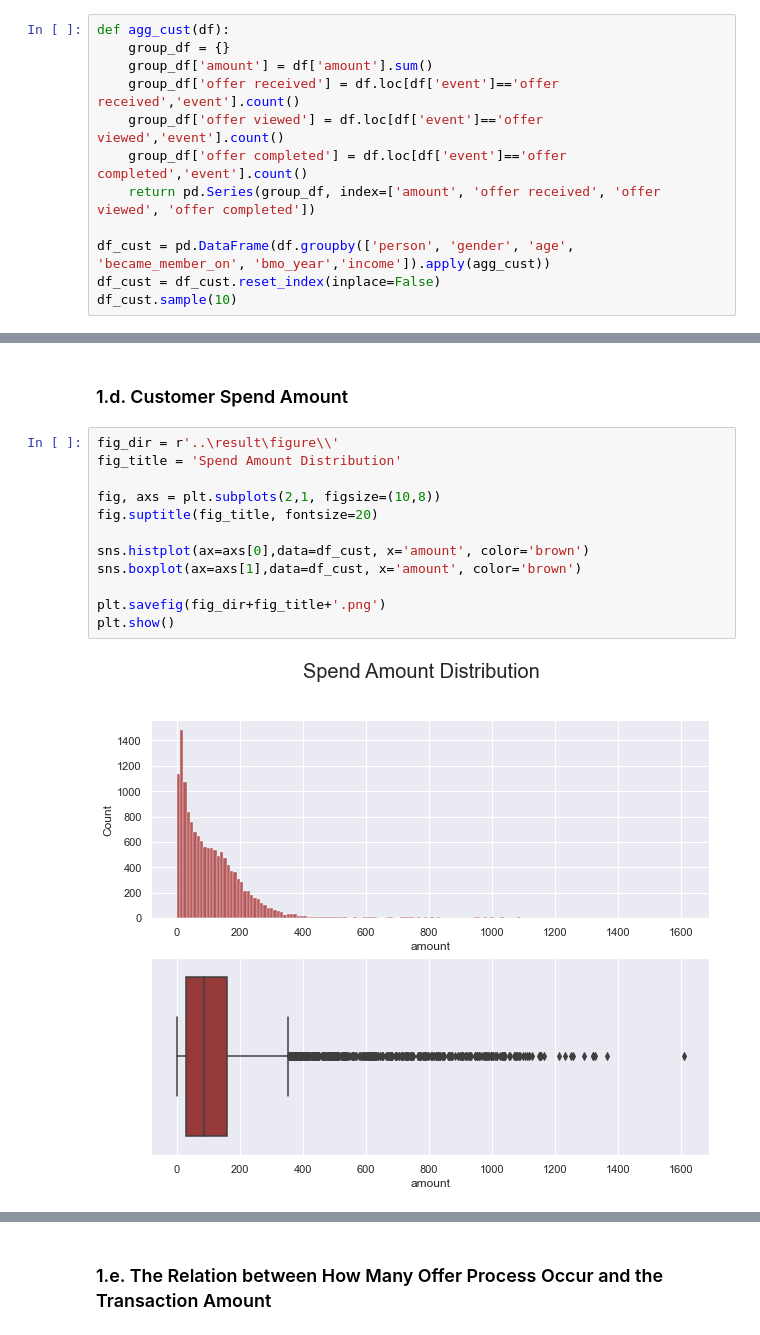
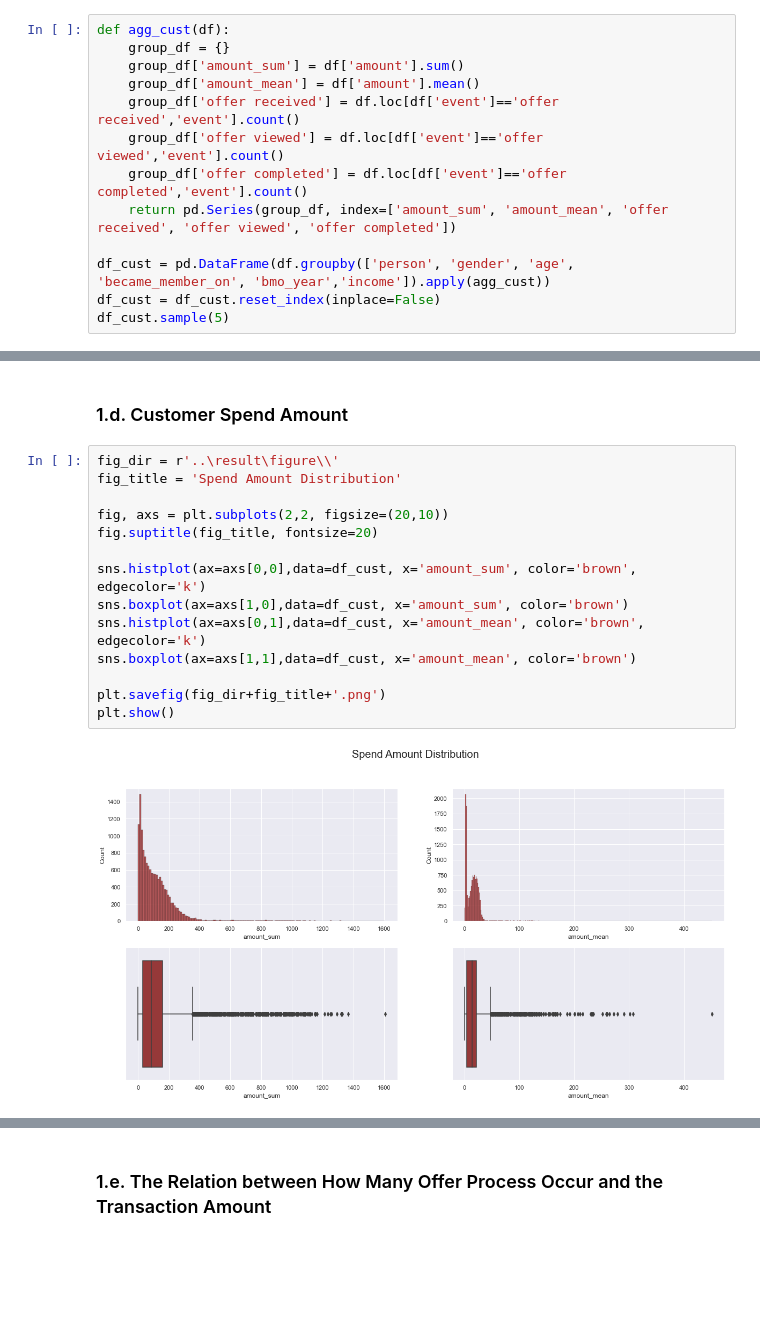
Before and after one commit to miqbalrp/Starbucks_Clustering, a Jupyter notebook: notebook/2. eda.ipynb, the cells around one changed output, grey strips where cells are left out. Saved outputs shown, nothing was run; the diff lists cells and outputs as text; blank space fills up the shorter version.

```diff
--- a/notebook/2. eda.ipynb
+++ b/notebook/2. eda.ipynb
@@ -39,13 +32,14 @@ df
 # %%
 def agg_cust(df):
     group_df = {}
-    group_df['amount'] = df['amount'].sum()
+    group_df['amount_sum'] = df['amount'].sum()
+    group_df['amount_mean'] = df['amount'].mean()
     group_df['offer received'] = df.loc[df['event']=='offer received','event'].count()
     group_df['offer viewed'] = df.loc[df['event']=='offer viewed','event'].count()
     group_df['offer completed'] = df.loc[df['event']=='offer completed','event'].count()
-    return pd.Series(group_df, index=['amount', 'offer received', 'offer viewed', 'offer completed'])
+    return pd.Series(group_df, index=['amount_sum', 'amount_mean', 'offer received', 'offer viewed', 'offer completed'])
 
 df_cust = pd.DataFrame(df.groupby(['person', 'gender', 'age', 'became_member_on', 'bmo_year','income']).apply(agg_cust))
 df_cust = df_cust.reset_index(inplace=False)
-df_cust.sample(10)
+df_cust.sample(5)
 # %% [output]
@@ -169,16 +158,18 @@ plt.show()
 # %%
 fig_dir = r'..\result\figure\\'
 fig_title = 'Spend Amount Distribution'
 
-fig, axs = plt.subplots(2,1, figsize=(10,8))
+fig, axs = plt.subplots(2,2, figsize=(20,10))
 fig.suptitle(fig_title, fontsize=20)
 
-sns.histplot(ax=axs[0],data=df_cust, x='amount', color='brown')
-sns.boxplot(ax=axs[1],data=df_cust, x='amount', color='brown')
+sns.histplot(ax=axs[0,0],data=df_cust, x='amount_sum', color='brown', edgecolor='k')
+sns.boxplot(ax=axs[1,0],data=df_cust, x='amount_sum', color='brown')
+sns.histplot(ax=axs[0,1],data=df_cust, x='amount_mean', color='brown', edgecolor='k')
+sns.boxplot(ax=axs[1,1],data=df_cust, x='amount_mean', color='brown')
 
 plt.savefig(fig_dir+fig_title+'.png')
 plt.show()
 # %% [output]
-[figure, old version]
+[figure, new version]
 # %%
 fig_dir = r'..\result\figure\\'
```
Also changed, not shown: parts of 40 cells of this notebook, 18 other files.
